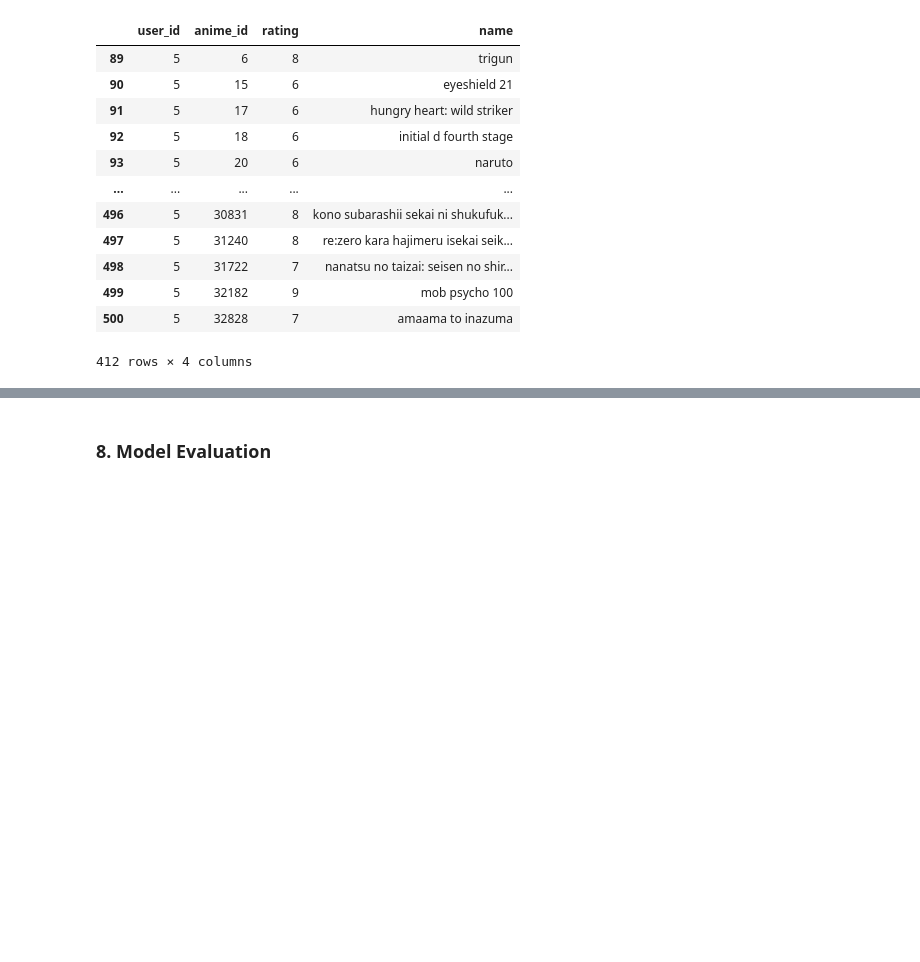
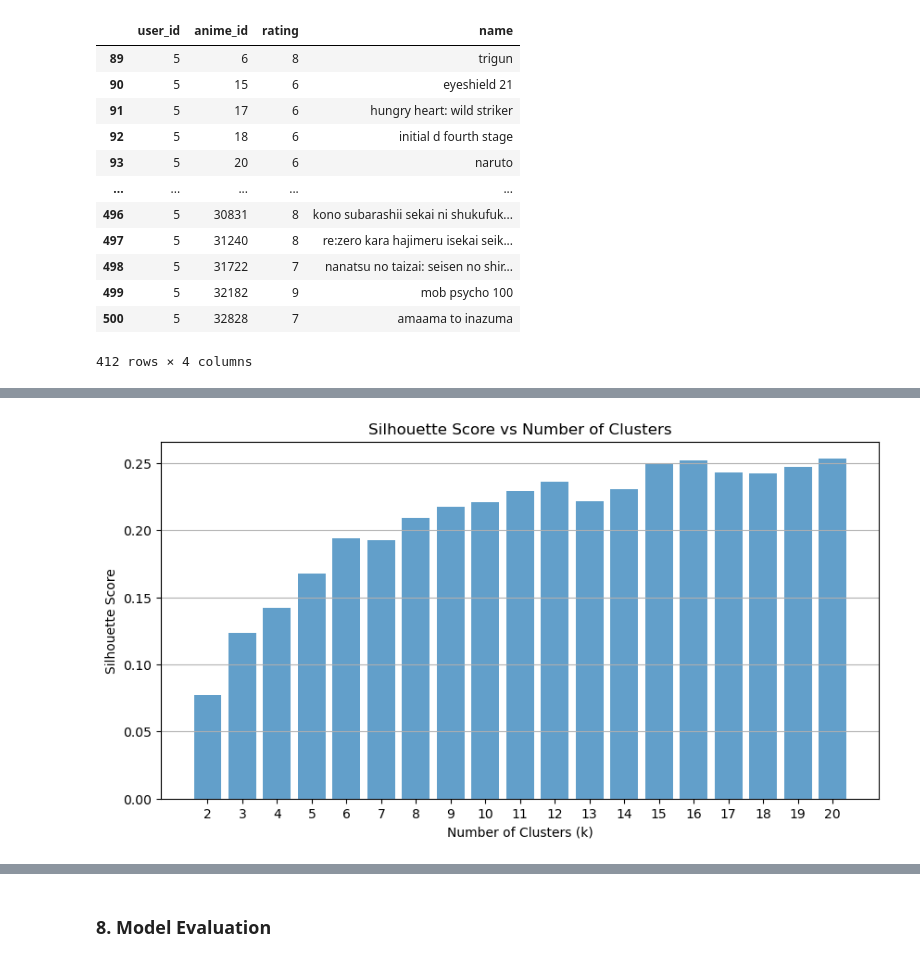
Before and after one commit to PhillipSethole/Anime-Recommender-System-Project-2025, a Jupyter notebook: Anime-Recommender-System-Project-2025 Team 2.ipynb, the cells around one changed output, grey strips where cells are left out. Cells and saved outputs as stored; diff of their text form; code cells hidden in the pictures; blank space fills up the shorter version.

```diff
--- a/Anime-Recommender-System-Project-2025 Team 2.ipynb
+++ b/Anime-Recommender-System-Project-2025 Team 2.ipynb
@@ -609,0 +802,12 @@ ratings[ratings['user_id'] == 5]
+# %%
+# Silhouette scores
+plt.figure(figsize=(10, 5))
+plt.bar(cluster_range, silhouette_scores, alpha=0.7)
+plt.xlabel("Number of Clusters (k)")
+plt.ylabel("Silhouette Score")
+plt.title("Silhouette Score vs Number of Clusters")
+plt.xticks(cluster_range)
+plt.grid(axis='y')
+plt.show()
+# %% [output]
+[figure, added]
```
Also changed, not shown: parts of 57 cells of this notebook, 1 other file.
